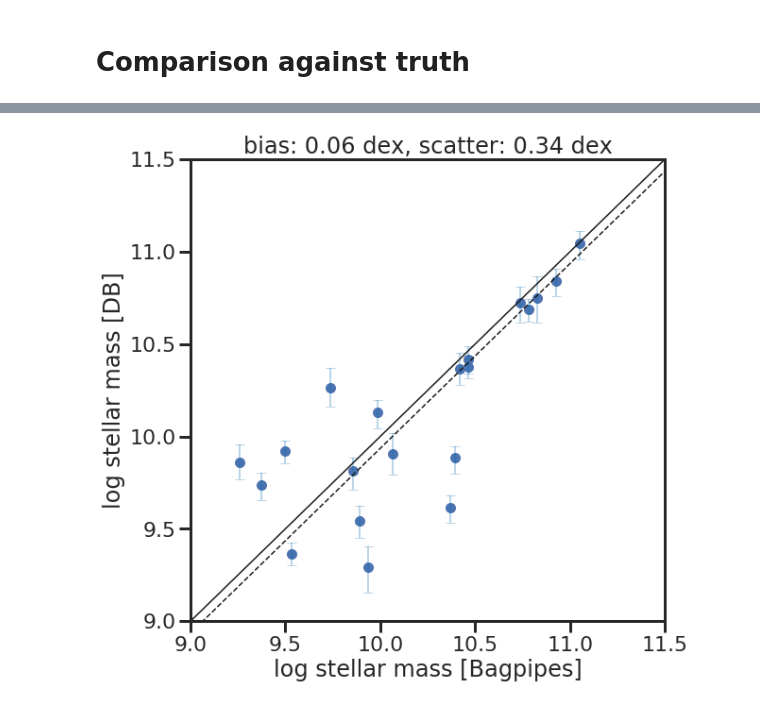
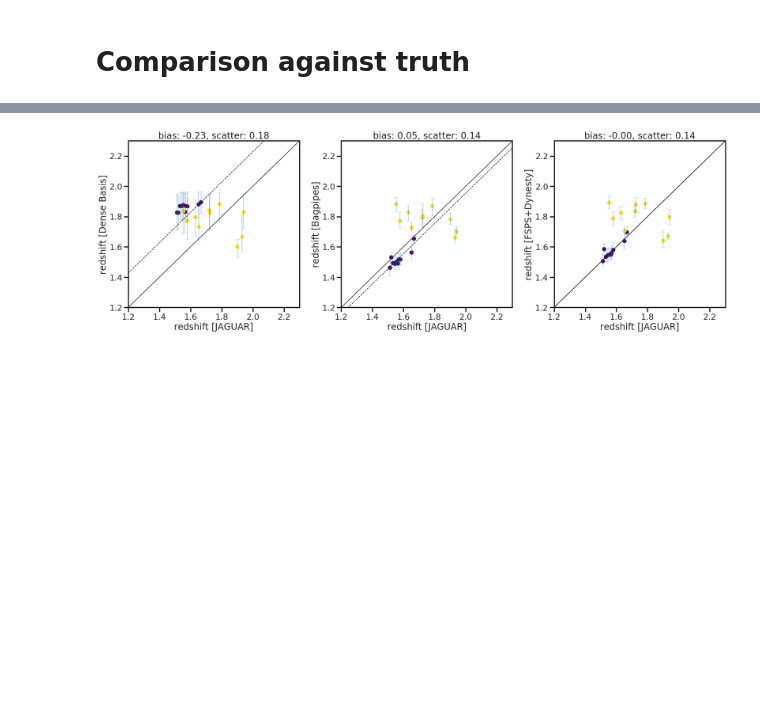
Before and after one commit to kartheikiyer/canucs_analysis, a Jupyter notebook: CANUCS fits - comparing results.ipynb, the cells around one changed output, grey strips where cells are left out. Cells and saved outputs as stored; diff of their text form; code cells hidden in the pictures; blank space fills up the shorter version.

```diff
--- a/CANUCS fits - comparing results.ipynb
+++ b/CANUCS fits - comparing results.ipynb
@@ -16,7 +16,7 @@ dense basis:  0.1.8
 # %%
 db.set_plot_style()
 # %%
-galaxy_params = Table.read('JAGUAR_cat_basicsimsrcs.fits')
+galaxy_params = Table.read('JAGUAR_cat_basicsimsrcs_v2.fits')
 galaxy_params
 # %% [output]
 Table length=20
@@ -41,5 +41,6 @@ Table length=20
 # %%
-bagpipes_fits = Table.read('bagpipes_test_v1.fits')
+#bagpipes_fits = Table.read('bagpipes_test_v1.fits')
+bagpipes_fits = Table.read('bagpipes_snr30_v1.fits')
 bagpipes_fits
 # %% [output]
 Table length=20
@@ -89,0 +88,3 @@ Table length=20
+# %%
+gael_fits = Table.read('fspsdynesty_snr30_v2.fits')
+gael_fits
@@ -90,3 +111,6 @@ Table length=20
+# %%
+colorvals = np.zeros((20,))
+colorvals[10:] = 1.0
 # %%
 
 plt.figure(figsize=(9,9))
@@ -228,32 +456,88 @@ plt.show()
 # %%
 
-plt.figure(figsize=(9,9))
+plt.figure(figsize=(24,8.1))
+plt.subplot(1,3,1)
 
-xdata = galaxy_params['mStar']
+xdata = galaxy_params['redshift']
 xerr_lo = np.zeros_like(xdata)
 xerr_hi = np.zeros_like(xdata)
-ydata = bagpipes_fits['stellar_mass_50']
-yerr_lo = bagpipes_fits['stellar_mass_50'] - bagpipes_fits['stellar_mass_16']
-yerr_hi = bagpipes_fits['stellar_mass_84'] - bagpipes_fits['stellar_mass_50']
-xlabel_val = 'log stellar mass [Bagpipes]'
-ylabel_val = 'log stellar mass [DB]'
+ydata = db_fits['redshift_50']
+yerr_lo = db_fits['redshift_50'] - db_fits['redshift_16']
+yerr_hi = db_fits['redshift_84'] - db_fits['redshift_50']
+xlabel_val = 'redshift [JAGUAR]'
+ylabel_val = 'redshift [Dense Basis]'
 medbias = np.nanmedian(xdata-ydata)
 medscatter = np.nanstd(xdata-(ydata+medbias))
-titlestr = 'bias: %.2f dex, scatter: %.2f dex' %(medbias, medscatter)
+titlestr = 'bias: %.2f, scatter: %.2f' %(medbias, medscatter)
 
-plt.scatter(xdata,ydata,s=100)
+plt.scatter(xdata,ydata,s=100,c=colorvals,cmap='viridis')
 plt.errorbar(xdata,ydata,xerr = (xerr_lo,xerr_hi), yerr = (yerr_lo, yerr_hi),
             lw=0,elinewidth=2,capsize=5,color='tab:blue',alpha=0.3)
-plt.plot([9,11.5],[9,11.5],'k-')
-plt.plot([9,11.5],[9-medbias,11.5-medbias],'k--')
-plt.axis([9,11.5,9,11.5])
+plt.plot([1.2,2.3],[1.2,2.3],'k-')
+plt.plot([1.2,2.3],[1.2-medbias,2.3-medbias],'k--')
+plt.axis([1.2,2.3,1.2,2.3])
 
 plt.xlabel(xlabel_val)
 plt.ylabel(ylabel_val)
 plt.title(titlestr)
 
-plt.savefig('bagpipes_truth_mass_comparison.png',bbox_inches='tight')
+#plt.savefig('DB_Jaguar_redshift_comparison.png',bbox_inches='tight')
+
+
+plt.subplot(1,3,2)
+
+xdata = galaxy_params['redshift']
+xerr_lo = np.zeros_like(xdata)
+xerr_hi = np.zeros_like(xdata)
+ydata = bagpipes_fits['redshift_50']
+yerr_lo = bagpipes_fits['redshift_50'] - bagpipes_fits['redshift_16']
+yerr_hi = bagpipes_fits['redshift_84'] - bagpipes_fits['redshift_50']
+xlabel_val = 'redshift [JAGUAR]'
+ylabel_val = 'redshift [Bagpipes]'
+medbias = np.nanmedian(xdata-ydata)
+medscatter = np.nanstd(xdata-(ydata+medbias))
+titlestr = 'bias: %.2f, scatter: %.2f' %(medbias, medscatter)
+
+plt.scatter(xdata,ydata,s=100,c=colorvals,cmap='viridis')
+plt.errorbar(xdata,ydata,xerr = (xerr_lo,xerr_hi), yerr = (yerr_lo, yerr_hi),
+            lw=0,elinewidth=2,capsize=5,color='tab:blue',alpha=0.3)
+plt.plot([1.2,2.3],[1.2,2.3],'k-')
+plt.plot([1.2,2.3],[1.2-medbias,2.3-medbias],'k--')
+plt.axis([1.2,2.3,1.2,2.3])
+
+plt.xlabel(xlabel_val)
+plt.ylabel(ylabel_val)
+plt.title(titlestr)
+
+plt.subplot(1,3,3)
+
+xdata = galaxy_params['redshift']
+xerr_lo = np.zeros_like(xdata)
+xerr_hi = np.zeros_like(xdata)
+ydata = gael_fits['redshift_50']
+yerr_lo = gael_fits['redshift_50'] - gael_fits['redshift_16']
+yerr_hi = gael_fits['redshift_84'] - gael_fits['redshift_50']
+xlabel_val = 'redshift [JAGUAR]'
+ylabel_val = 'redshift [FSPS+Dynesty]'
+medbias = np.nanmedian(xdata-ydata)
+medscatter = np.nanstd(xdata-(ydata+medbias))
+titlestr = 'bias: %.2f, scatter: %.2f' %(medbias, medscatter)
+
+plt.scatter(xdata,ydata,s=100,c=colorvals,cmap='viridis')
+plt.errorbar(xdata,ydata,xerr = (xerr_lo,xerr_hi), yerr = (yerr_lo, yerr_hi),
+            lw=0,elinewidth=2,capsize=5,color='tab:blue',alpha=0.3)
+plt.plot([1.2,2.3],[1.2,2.3],'k-')
+plt.plot([1.2,2.3],[1.2-medbias,2.3-medbias],'k--')
+plt.axis([1.2,2.3,1.2,2.3])
+
+plt.xlabel(xlabel_val)
+plt.ylabel(ylabel_val)
+plt.title(titlestr)
+
+
+plt.tight_layout()
+plt.savefig('Jaguar_redshift_comparison_snr30.png',bbox_inches='tight')
 
 plt.show()
 # %% [output]
-[figure, old version]
+[figure, new version]
```
Also changed, not shown: parts of 13 cells of this notebook, 38 other files.
